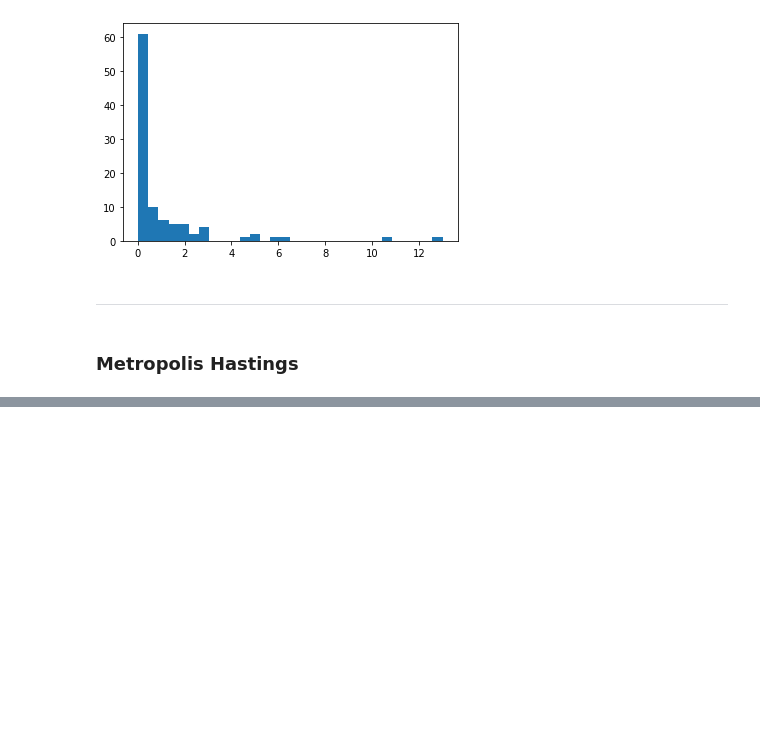
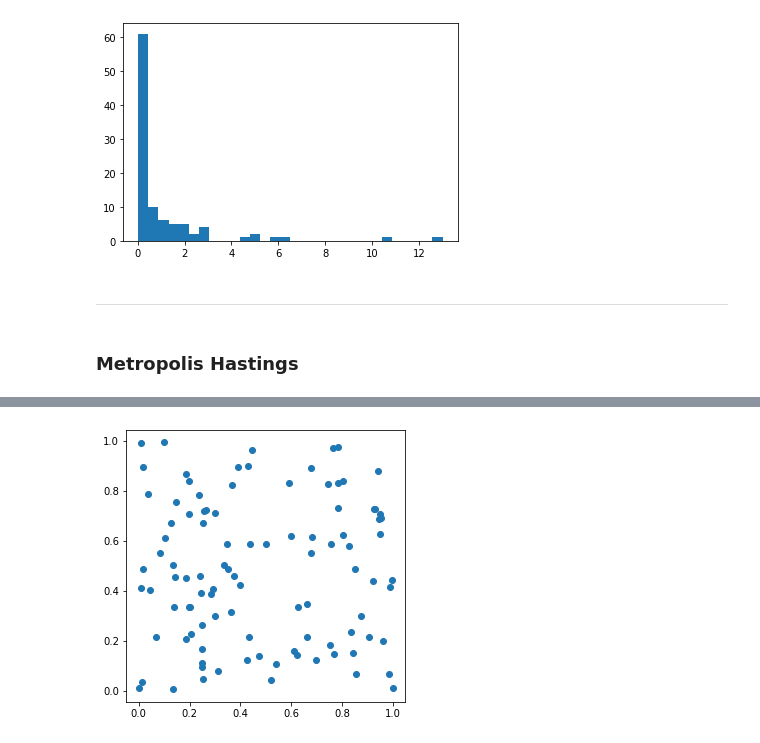
Before and after one commit to deschena/MCMC5G, a Jupyter notebook: mcaa_5g/notebook_Guillaume.ipynb, the cells around one changed output, grey strips where cells are left out. Drawn from its saved outputs; the diff is of its cells as text; code cells hidden in the pictures; blank space fills up the shorter version.

```diff
--- a/mcaa_5g/notebook_Guillaume.ipynb
+++ b/mcaa_5g/notebook_Guillaume.ipynb
@@ -201,3 +253,9 @@ Number of iterations = 1100
+# %%
+plt.figure(figsize=(5,5))
+plt.scatter(g.x[:,0], g.x[:,1])
+plt.show()
+# %% [output]
+[figure, added]
 # %%
 %%time
 test_scores = []
```
Also changed, not shown: parts of 23 cells of this notebook, 1 other file.
